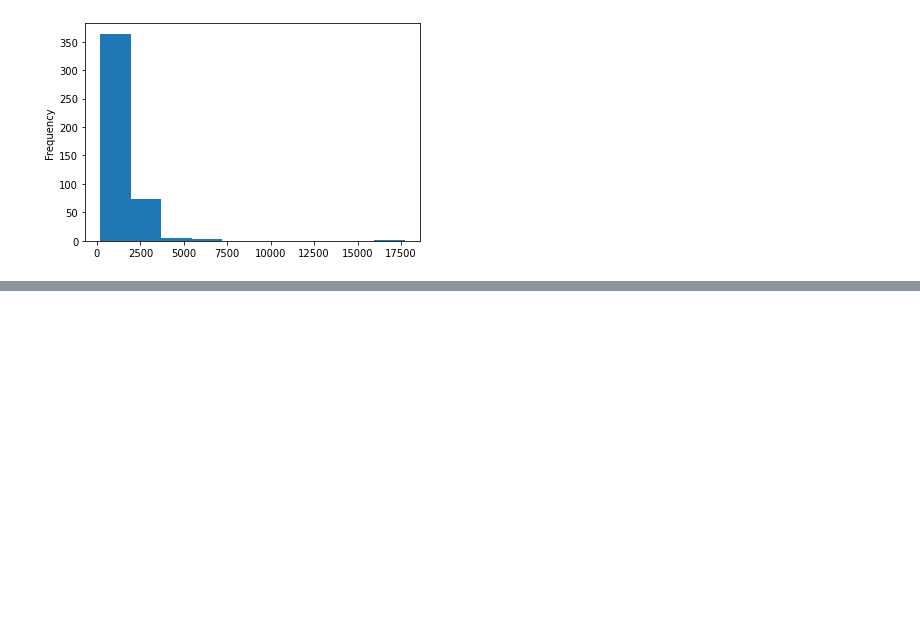
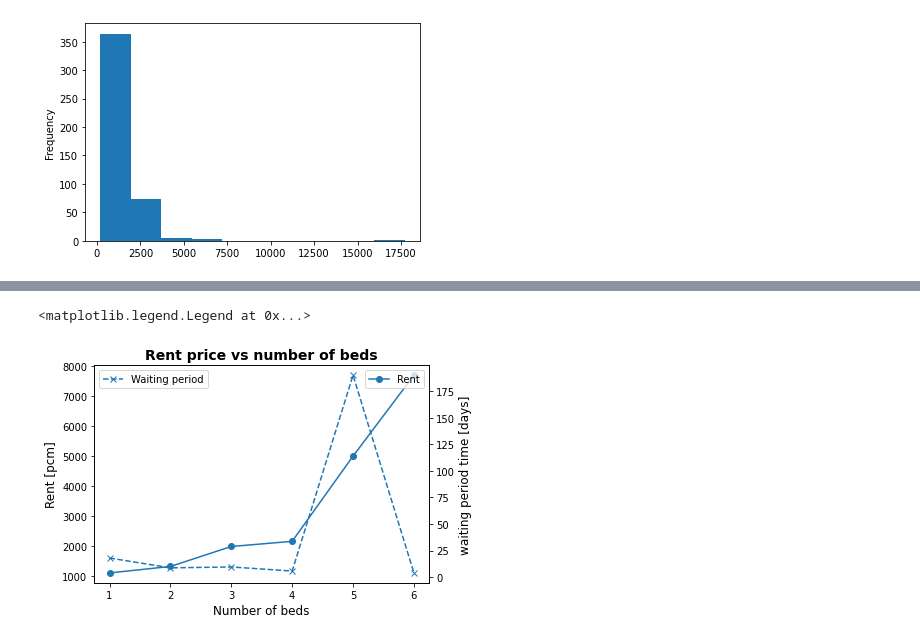
Before and after one commit to ManuelJua/zoopla_property_analysis, a Jupyter notebook: zoopla_scraper/zoopla_scraper/spiders/data_zoopla_analysis.ipynb, the cells around one changed output, grey strips where cells are left out. Cells and saved outputs as stored; diff of their text form; code cells hidden in the pictures; blank space fills up the shorter version.

```diff
--- a/zoopla_scraper/zoopla_scraper/spiders/data_zoopla_analysis.ipynb
+++ b/zoopla_scraper/zoopla_scraper/spiders/data_zoopla_analysis.ipynb
@@ -112,0 +182,16 @@ Text(0, 0.5, 'Number of properties available')
+# %%
+data_by_beds=data.groupby('number_beds')[['price','waiting_period_days']].agg({'price':['count','mean'],'waiting_period_days':'mean'})
+
+fig,ax=plt.subplots()
+ax.plot(data_by_beds.index,data_by_beds['price']['mean'],linestyle='-',marker='o',label='Rent')
+ax.set_xlabel('Number of beds',fontsize=12)
+ax.set_ylabel('Rent [pcm]',fontsize=12)
+ax.set_title('Rent price vs number of beds',fontsize=14,fontweight='heavy')
+ax.legend(loc=1)
+ax2=ax.twinx()
+ax2.plot(data_by_beds.index,data_by_beds['waiting_period_days']['mean'],linestyle='--',marker='x',label='Waiting period')
+ax2.set_ylabel('waiting period time [days]',fontsize=12)
+ax2.legend(loc=0)
+# %% [output]
+<matplotlib.legend.Legend at 0x...>
+[figure, added]
```
Also changed, not shown: parts of 9 cells of this notebook, 5 other files.
